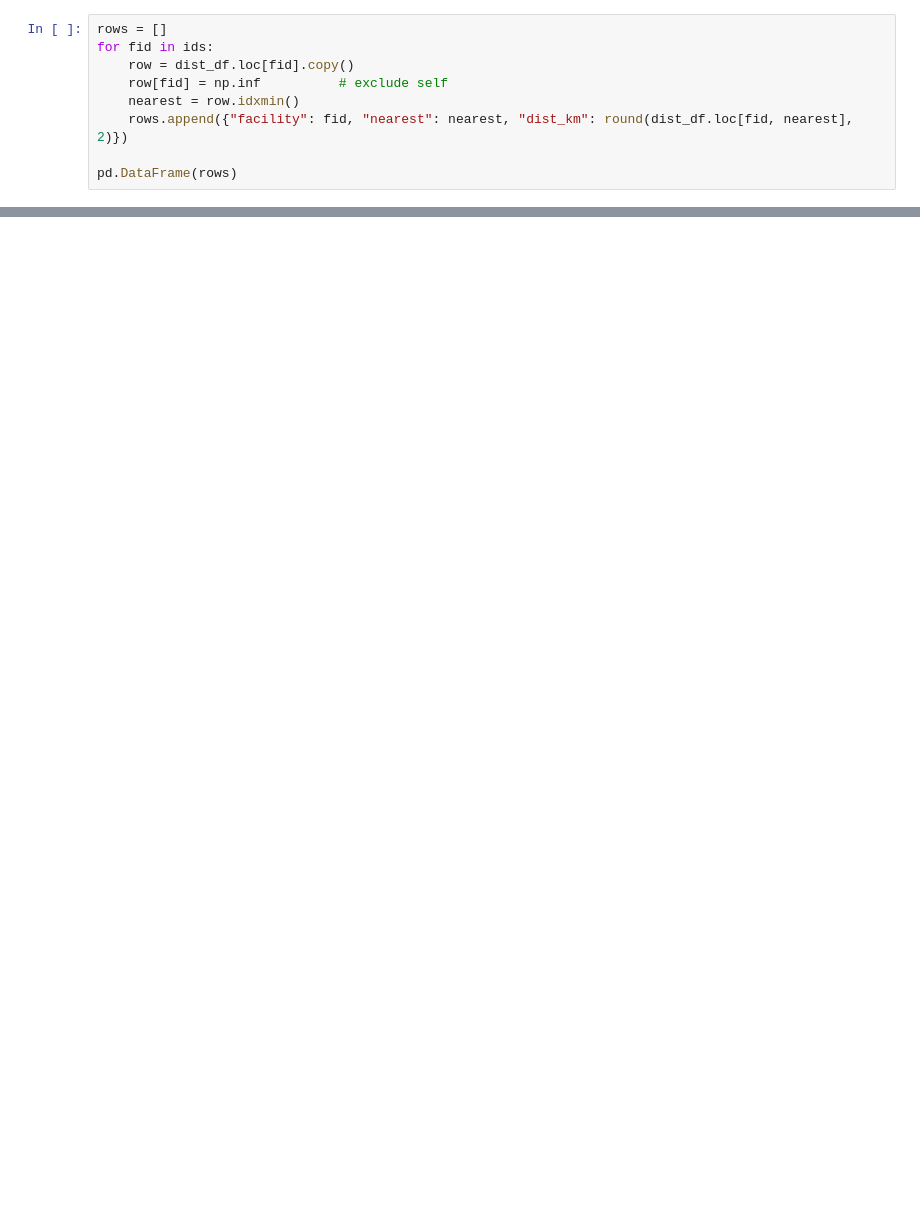
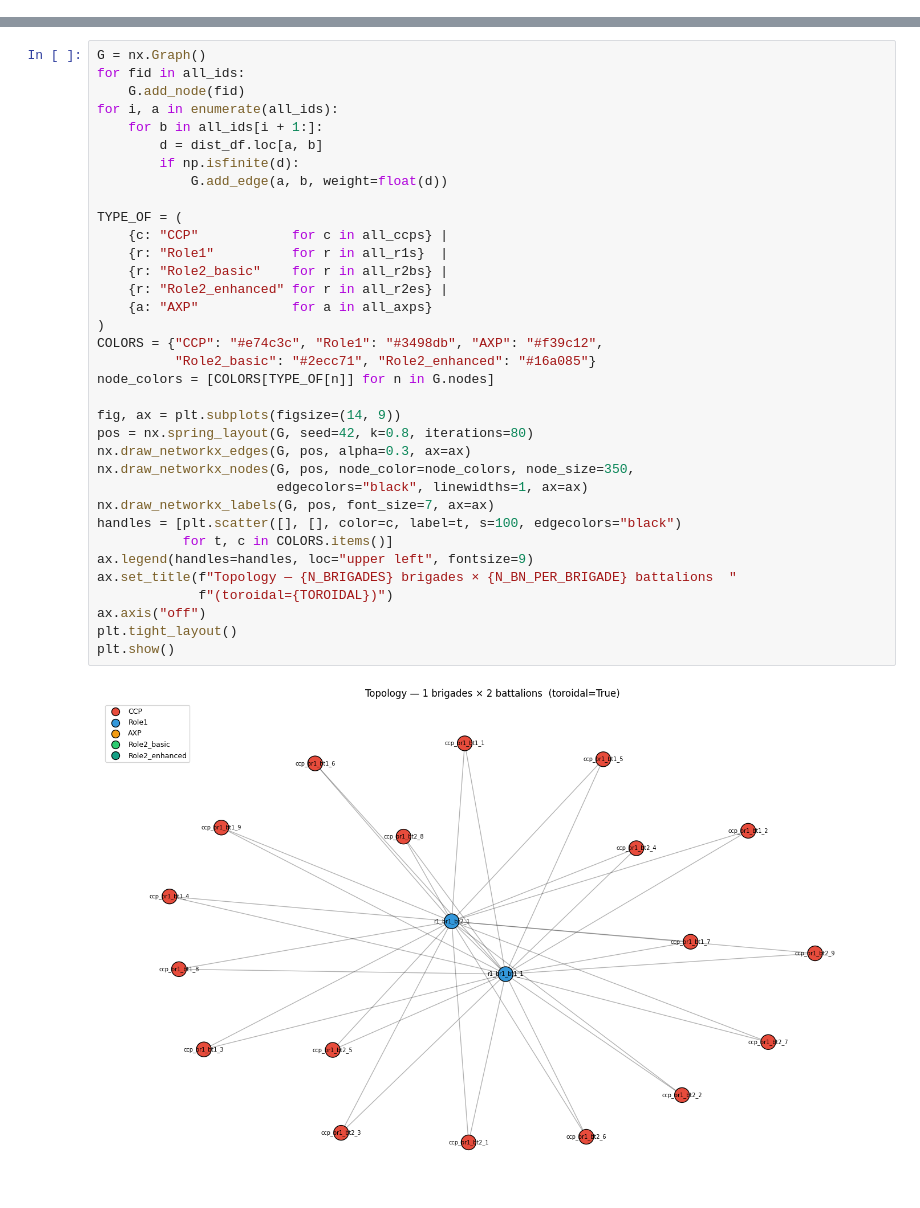
Before and after one commit to EliaTaverna/MENS---Medical-Evacuation-Network-Simulator, a Jupyter notebook: dataset_generation_notebooks/template/datasets_builder.ipynb, the cells around one changed output, grey strips where cells are left out. Cells and saved outputs as stored; diff of their text form; blank space fills up the shorter version.

```diff
--- a/dataset_generation_notebooks/template/datasets_builder.ipynb
+++ b/dataset_generation_notebooks/template/datasets_builder.ipynb
@@ -191,9 +0,0 @@ dist_df.round(2)
-# %%
-rows = []
-for fid in ids:
-    row = dist_df.loc[fid].copy()
-    row[fid] = np.inf          # exclude self
-    nearest = row.idxmin()
-    rows.append({"facility": fid, "nearest": nearest, "dist_km": round(dist_df.loc[fid, nearest], 2)})
-
-pd.DataFrame(rows)
@@ -590,0 +332,37 @@ print(f"  ✓ {scenario_path.relative_to(OUT_BASE)}")
+# %%
+G = nx.Graph()
+for fid in all_ids:
+    G.add_node(fid)
+for i, a in enumerate(all_ids):
+    for b in all_ids[i + 1:]:
+        d = dist_df.loc[a, b]
+        if np.isfinite(d):
+            G.add_edge(a, b, weight=float(d))
+
+TYPE_OF = (
+    {c: "CCP"            for c in all_ccps} |
+    {r: "Role1"          for r in all_r1s}  |
+    {r: "Role2_basic"    for r in all_r2bs} |
+    {r: "Role2_enhanced" for r in all_r2es} |
+    {a: "AXP"            for a in all_axps}
+)
+COLORS = {"CCP": "#e74c3c", "Role1": "#3498db", "AXP": "#f39c12",
+          "Role2_basic": "#2ecc71", "Role2_enhanced": "#16a085"}
+node_colors = [COLORS[TYPE_OF[n]] for n in G.nodes]
+
+fig, ax = plt.subplots(figsize=(14, 9))
+pos = nx.spring_layout(G, seed=42, k=0.8, iterations=80)
+nx.draw_networkx_edges(G, pos, alpha=0.3, ax=ax)
+nx.draw_networkx_nodes(G, pos, node_color=node_colors, node_size=350,
+                       edgecolors="black", linewidths=1, ax=ax)
+nx.draw_networkx_labels(G, pos, font_size=7, ax=ax)
+handles = [plt.scatter([], [], color=c, label=t, s=100, edgecolors="black")
+           for t, c in COLORS.items()]
+ax.legend(handles=handles, loc="upper left", fontsize=9)
+ax.set_title(f"Topology — {N_BRIGADES} brigades × {N_BN_PER_BRIGADE} battalions  "
+             f"(toroidal={TOROIDAL})")
+ax.axis("off")
+plt.tight_layout()
+plt.show()
+# %% [output]
+[figure, added]
```
Also changed, not shown: parts of 47 cells of this notebook, 42 other files.
